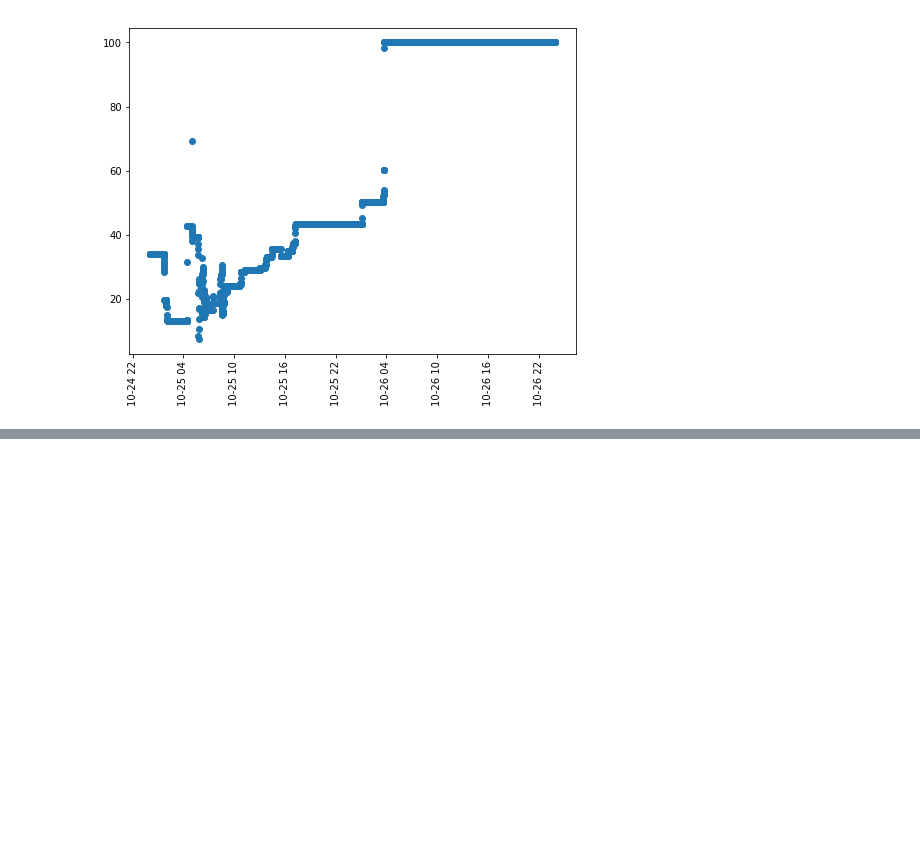
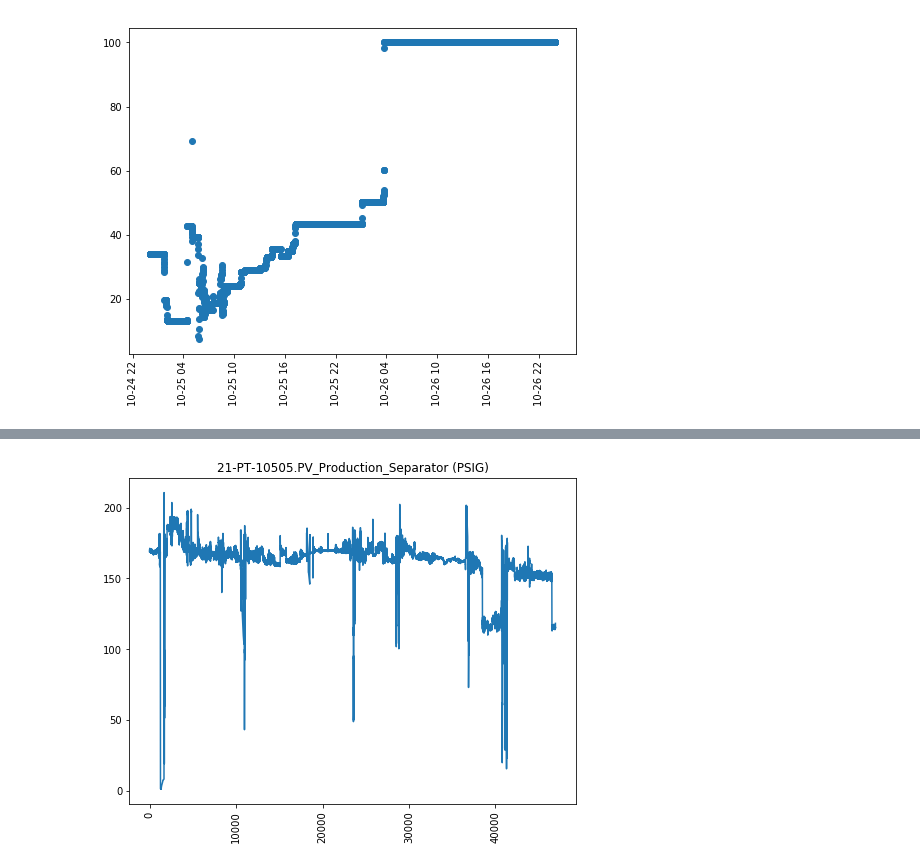
Before and after one commit to saihub/unu_bhp_2018, a Jupyter notebook: load_data_2.ipynb, the cells around one changed output, grey strips where cells are left out. Drawn from its saved outputs; the diff is of its cells as text; code cells hidden in the pictures; blank space fills up the shorter version.

Commit message:
charting added

```diff
--- a/load_data_2.ipynb
+++ b/load_data_2.ipynb
@@ -243,3 +243,8 @@ plt.xticks(rotation=90)
 plt.show()
 # %% [output]
 [figure]
+# %%
+#df1_5min = df1.groupby(df1.index / 10).mean()
+
+df1_5min = df1.groupby(np.arange(len(df1))//10).mean()
+print ("original shape:", df1.shape, ", new shape:", df1_5min.shape)
@@ -245,0 +273,7 @@ plt.show()
+# %%
+plt.plot(df1_5min.index.values, df1_5min[cols_to_show[0]])
+plt.xticks(rotation=90)
+plt.title(cols_to_show[0])
+plt.show()
+# %% [output]
+[figure, added]
```
Also changed, not shown: parts of 6 cells of this notebook.
